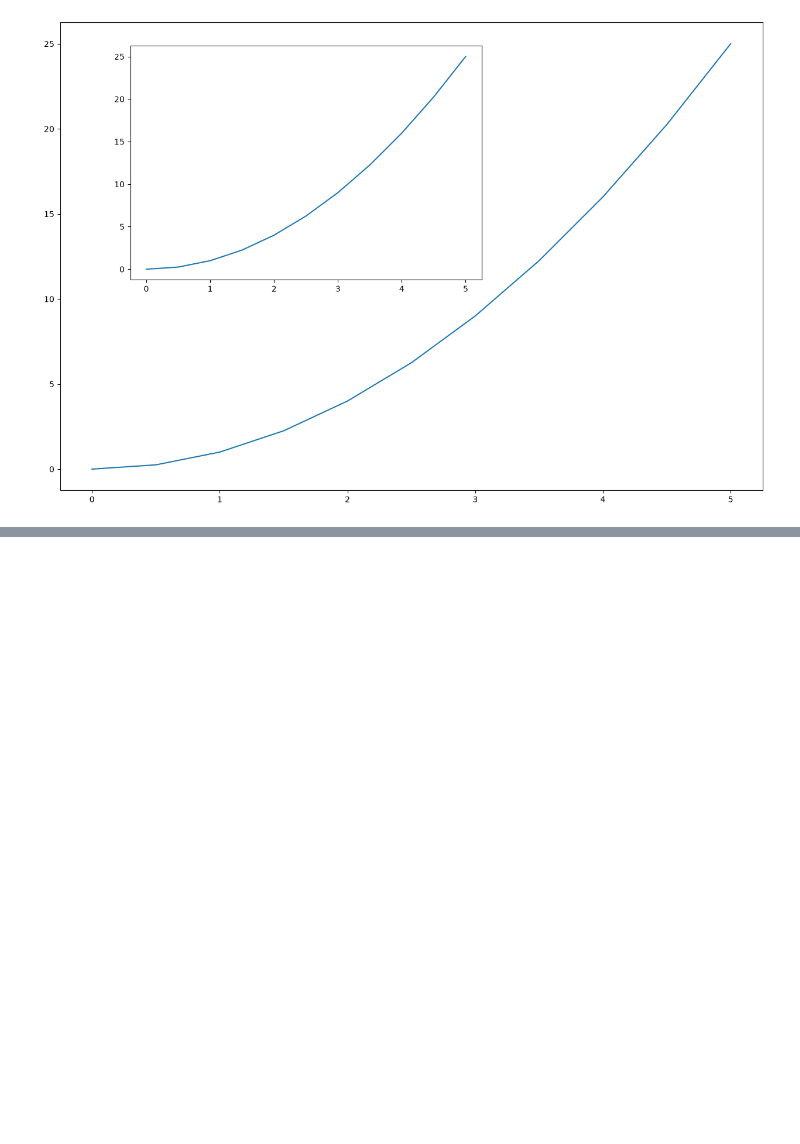
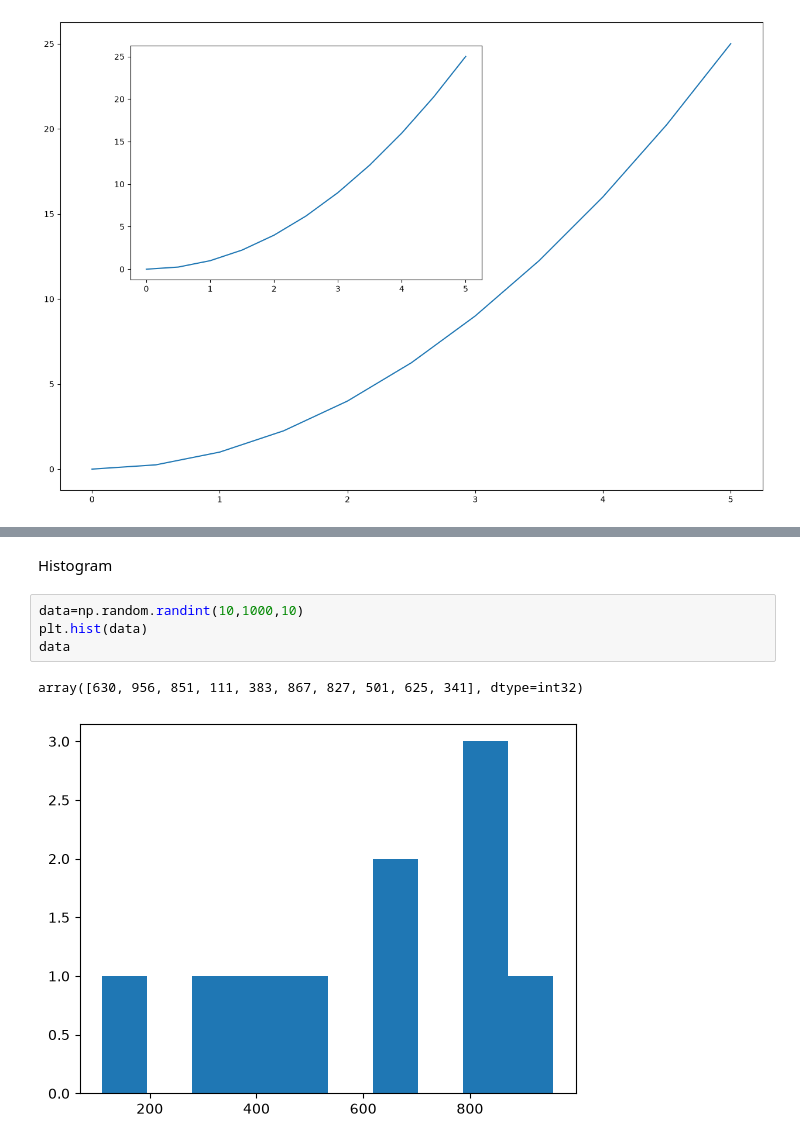
Before and after one commit to praful011-nep/ML-Playground, a Jupyter notebook: Data_Visualization/1.Matplotlib.ipynb, the cells around one changed output, grey strips where cells are left out. Cells and saved outputs as stored; diff of their text form; blank space fills up the shorter version.

```diff
--- a/Data_Visualization/1.Matplotlib.ipynb
+++ b/Data_Visualization/1.Matplotlib.ipynb
@@ -100,0 +110,9 @@ axis2.plot(a,b)
+# %% [markdown]
+Histogram
+# %%
+data=np.random.randint(10,1000,10)
+plt.hist(data)
+data
+# %% [output]
+array([630, 956, 851, 111, 383, 867, 827, 501, 625, 341], dtype=int32)
+[figure, added]
```
Also changed, not shown: parts of 5 cells of this notebook.
